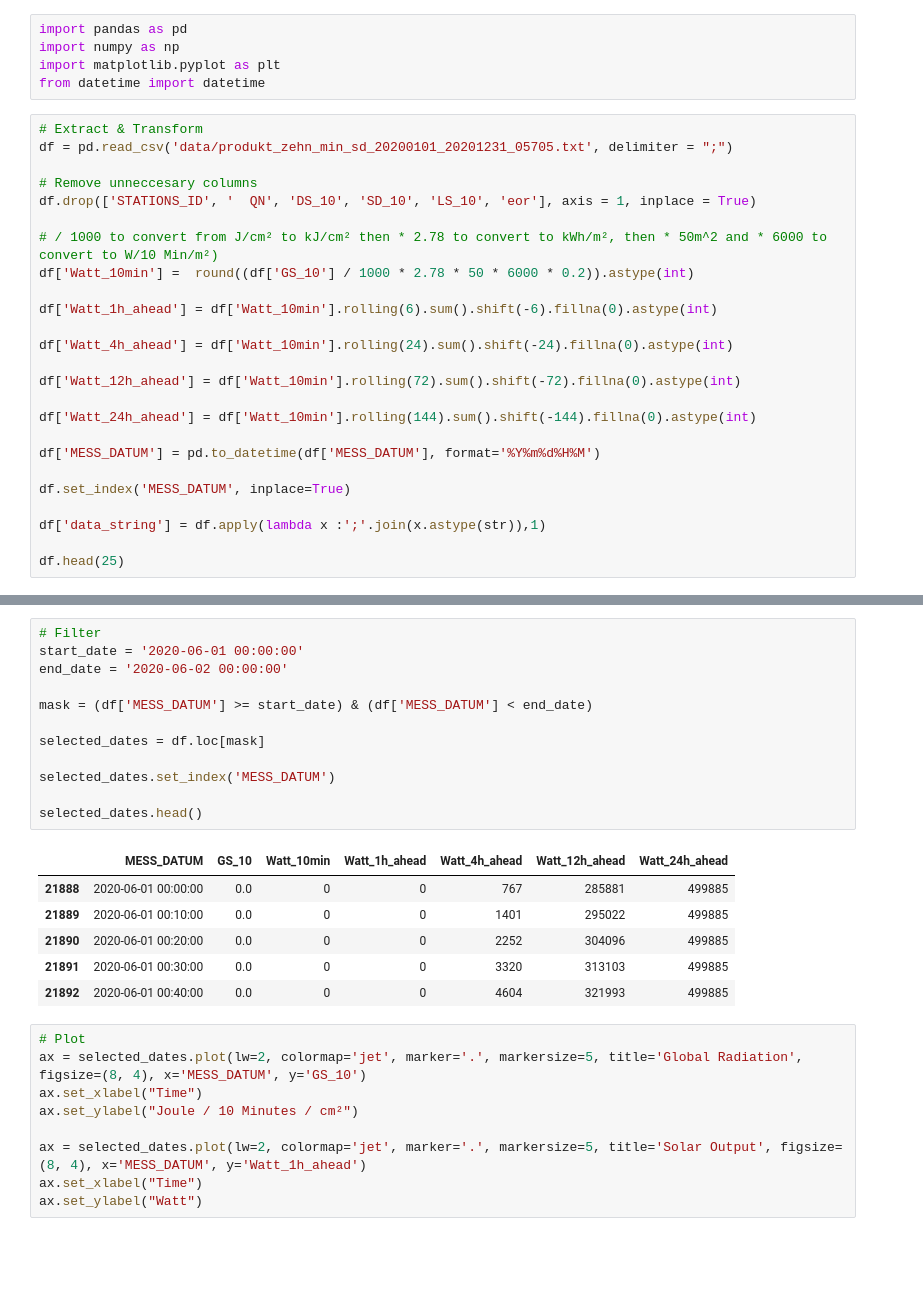
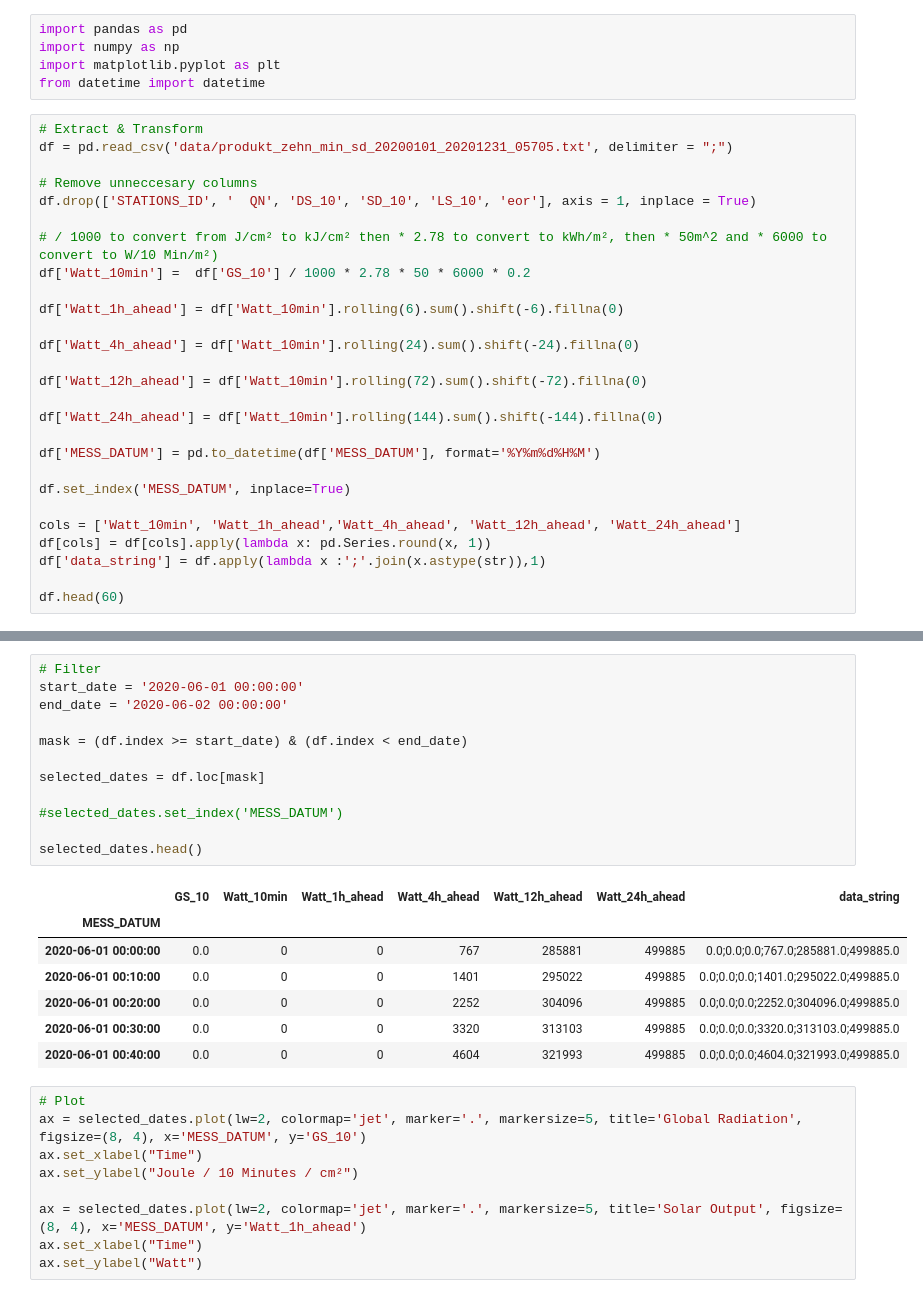
Before and after one commit to 7imo/green-k8s-energy-management, a Jupyter notebook: solardata.ipynb, the cells around one changed output, grey strips where cells are left out. Cells and saved outputs as stored; diff of their text form; blank space fills up the shorter version.

```diff
--- a/solardata.ipynb
+++ b/solardata.ipynb
@@ -11,21 +11,23 @@ df = pd.read_csv('data/produkt_zehn_min_sd_20200101_20201231_05705.txt', delimit
 df.drop(['STATIONS_ID', '  QN', 'DS_10', 'SD_10', 'LS_10', 'eor'], axis = 1, inplace = True)
 
 # / 1000 to convert from J/cm² to kJ/cm² then * 2.78 to convert to kWh/m², then * 50m^2 and * 6000 to convert to W/10 Min/m²)
-df['Watt_10min'] =  round((df['GS_10'] / 1000 * 2.78 * 50 * 6000 * 0.2)).astype(int)
+df['Watt_10min'] =  df['GS_10'] / 1000 * 2.78 * 50 * 6000 * 0.2
 
-df['Watt_1h_ahead'] = df['Watt_10min'].rolling(6).sum().shift(-6).fillna(0).astype(int)
+df['Watt_1h_ahead'] = df['Watt_10min'].rolling(6).sum().shift(-6).fillna(0)
 
-df['Watt_4h_ahead'] = df['Watt_10min'].rolling(24).sum().shift(-24).fillna(0).astype(int)
+df['Watt_4h_ahead'] = df['Watt_10min'].rolling(24).sum().shift(-24).fillna(0)
 
-df['Watt_12h_ahead'] = df['Watt_10min'].rolling(72).sum().shift(-72).fillna(0).astype(int)
+df['Watt_12h_ahead'] = df['Watt_10min'].rolling(72).sum().shift(-72).fillna(0)
 
-df['Watt_24h_ahead'] = df['Watt_10min'].rolling(144).sum().shift(-144).fillna(0).astype(int)
+df['Watt_24h_ahead'] = df['Watt_10min'].rolling(144).sum().shift(-144).fillna(0)
 
 df['MESS_DATUM'] = pd.to_datetime(df['MESS_DATUM'], format='%Y%m%d%H%M')
 
 df.set_index('MESS_DATUM', inplace=True)
 
+cols = ['Watt_10min', 'Watt_1h_ahead','Watt_4h_ahead', 'Watt_12h_ahead', 'Watt_24h_ahead']
+df[cols] = df[cols].apply(lambda x: pd.Series.round(x, 1))
 df['data_string'] = df.apply(lambda x :';'.join(x.astype(str)),1)
 
-df.head(25)
+df.head(60)
 # %% [output]
@@ -50,22 +52,23 @@ df.head(25)
 # %%
 # Filter
 start_date = '2020-06-01 00:00:00'
 end_date = '2020-06-02 00:00:00'
 
-mask = (df['MESS_DATUM'] >= start_date) & (df['MESS_DATUM'] < end_date)
+mask = (df.index >= start_date) & (df.index < end_date)
 
 selected_dates = df.loc[mask]
 
-selected_dates.set_index('MESS_DATUM')
+#selected_dates.set_index('MESS_DATUM')
 
 selected_dates.head()
 # %% [output]
-|  | MESS_DATUM | GS_10 | Watt_10min | Watt_1h_ahead | Watt_4h_ahead | Watt_12h_ahead | Watt_24h_ahead |
-| 21888 | 2020-06-01 00:00:00 | 0.0 | 0 | 0 | 767 | 285881 | 499885 |
-| 21889 | 2020-06-01 00:10:00 | 0.0 | 0 | 0 | 1401 | 295022 | 499885 |
-| 21890 | 2020-06-01 00:20:00 | 0.0 | 0 | 0 | 2252 | 304096 | 499885 |
-| 21891 | 2020-06-01 00:30:00 | 0.0 | 0 | 0 | 3320 | 313103 | 499885 |
-| 21892 | 2020-06-01 00:40:00 | 0.0 | 0 | 0 | 4604 | 321993 | 499885 |
+|  | GS_10 | Watt_10min | Watt_1h_ahead | Watt_4h_ahead | Watt_12h_ahead | Watt_24h_ahead | data_string |
+| MESS_DATUM |  |  |  |  |  |  |  |
+| 2020-06-01 00:00:00 | 0.0 | 0 | 0 | 767 | 285881 | 499885 | 0.0;0.0;0.0;767.0;285881.0;499885.0 |
+| 2020-06-01 00:10:00 | 0.0 | 0 | 0 | 1401 | 295022 | 499885 | 0.0;0.0;0.0;1401.0;295022.0;499885.0 |
+| 2020-06-01 00:20:00 | 0.0 | 0 | 0 | 2252 | 304096 | 499885 | 0.0;0.0;0.0;2252.0;304096.0;499885.0 |
+| 2020-06-01 00:30:00 | 0.0 | 0 | 0 | 3320 | 313103 | 499885 | 0.0;0.0;0.0;3320.0;313103.0;499885.0 |
+| 2020-06-01 00:40:00 | 0.0 | 0 | 0 | 4604 | 321993 | 499885 | 0.0;0.0;0.0;4604.0;321993.0;499885.0 |
 # %%
 # Plot
 ax = selected_dates.plot(lw=2, colormap='jet', marker='.', markersize=5, title='Global Radiation', figsize=(8, 4), x='MESS_DATUM', y='GS_10')
```
Also changed, not shown: parts of 1 cell of this notebook, 2 other files.
